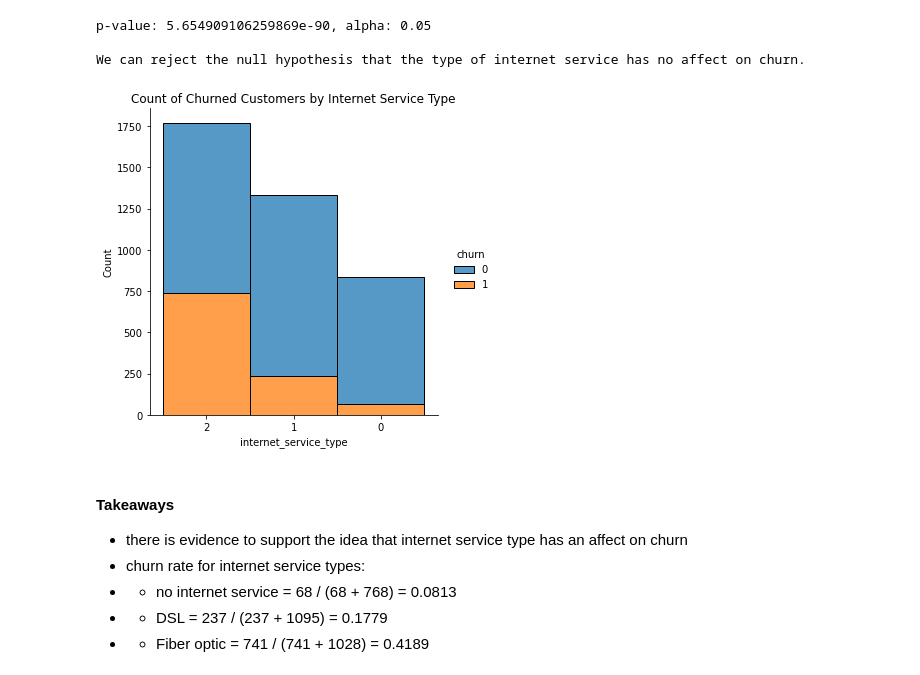
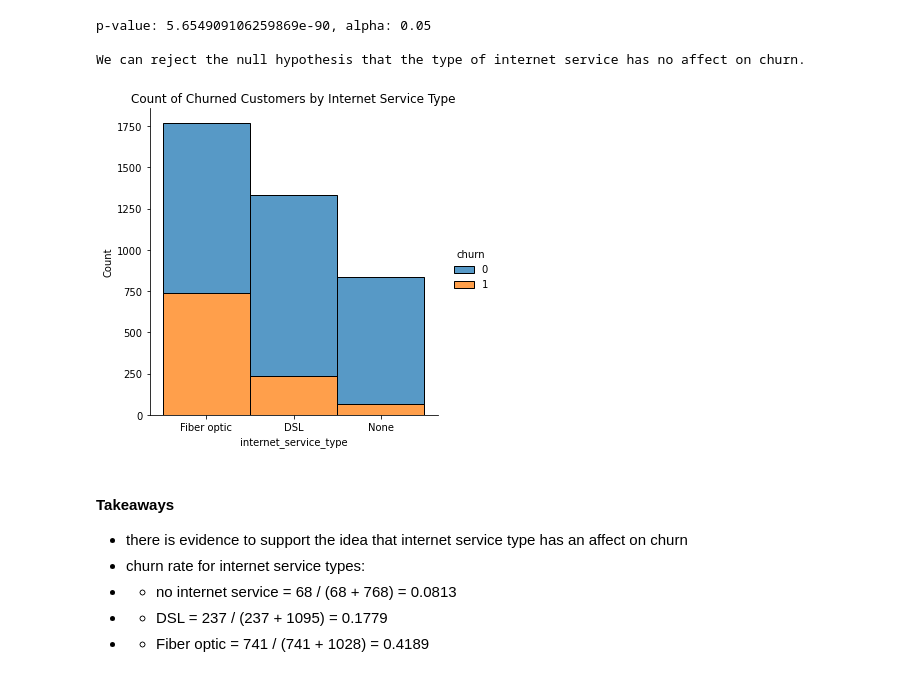
Before and after one commit to chadallen210/telco_classification_project, a Jupyter notebook: telco_classification_final_notebook.ipynb, the cells around one changed output. Cells and saved outputs as stored; diff of their text form; code cells hidden in the pictures.

```diff
--- a/telco_classification_final_notebook.ipynb
+++ b/telco_classification_final_notebook.ipynb
@@ -383,12 +387,13 @@ We can reject the null hypothesis that the type of internet service has no affec
 # %%
 # visual of internet service type customers that have and have not churned
 # internet_service_types values = (0 = 'None', 1 = 'DSL', 2 = 'Fiber optic')
 # churn values = (0 = have not churned, 1 = have churned)
 sns.displot(data=train, x=train.internet_service_type.astype(str), hue='churn', multiple='stack')
 plt.title('Count of Churned Customers by Internet Service Type')
+plt.xticks(ticks=[2, 1, 0], labels=['None', 'DSL', 'Fiber optic'])
 plt.show()
 # %% [output]
-[figure, old version]
+[figure, new version]
 # %% [markdown]
 #### Takeaways
 
```
Also changed, not shown: parts of 12 cells of this notebook.
